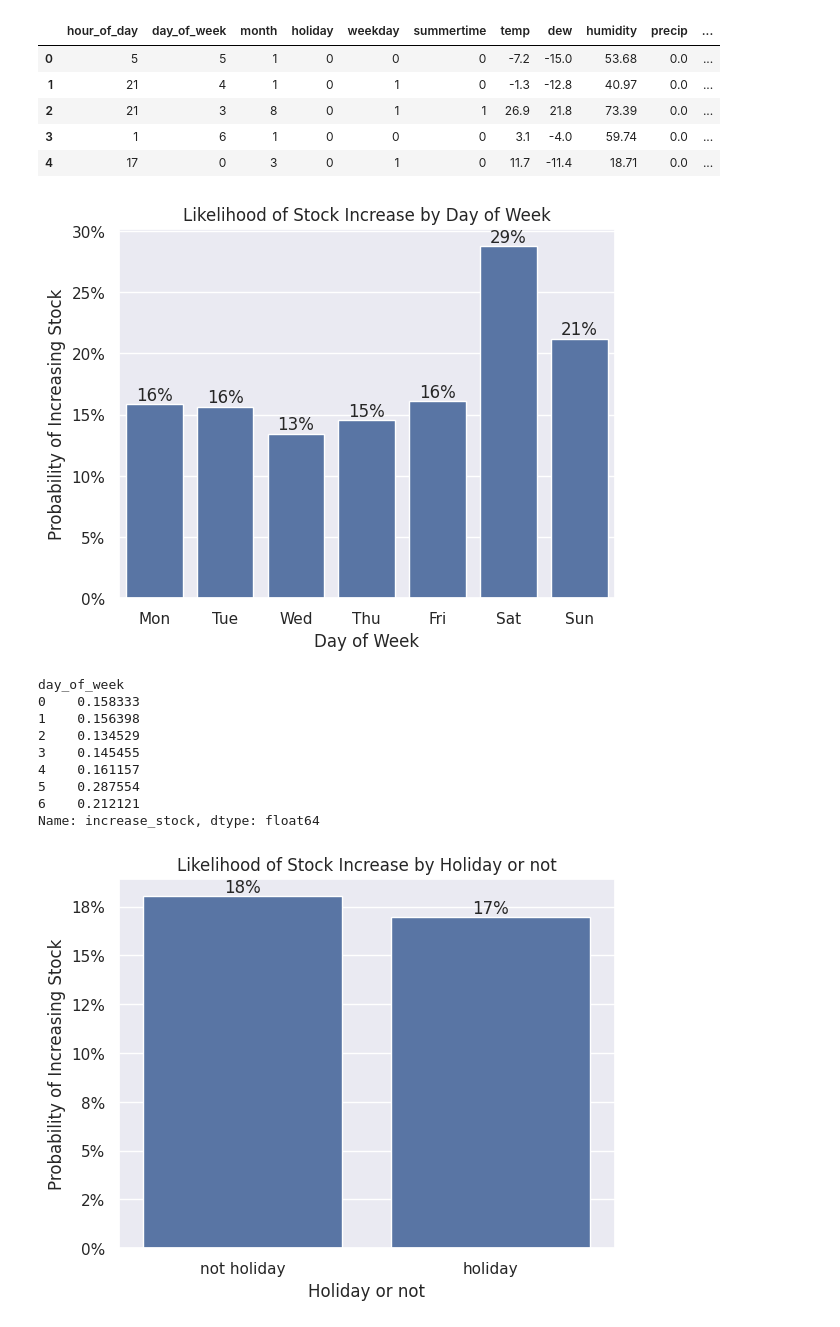
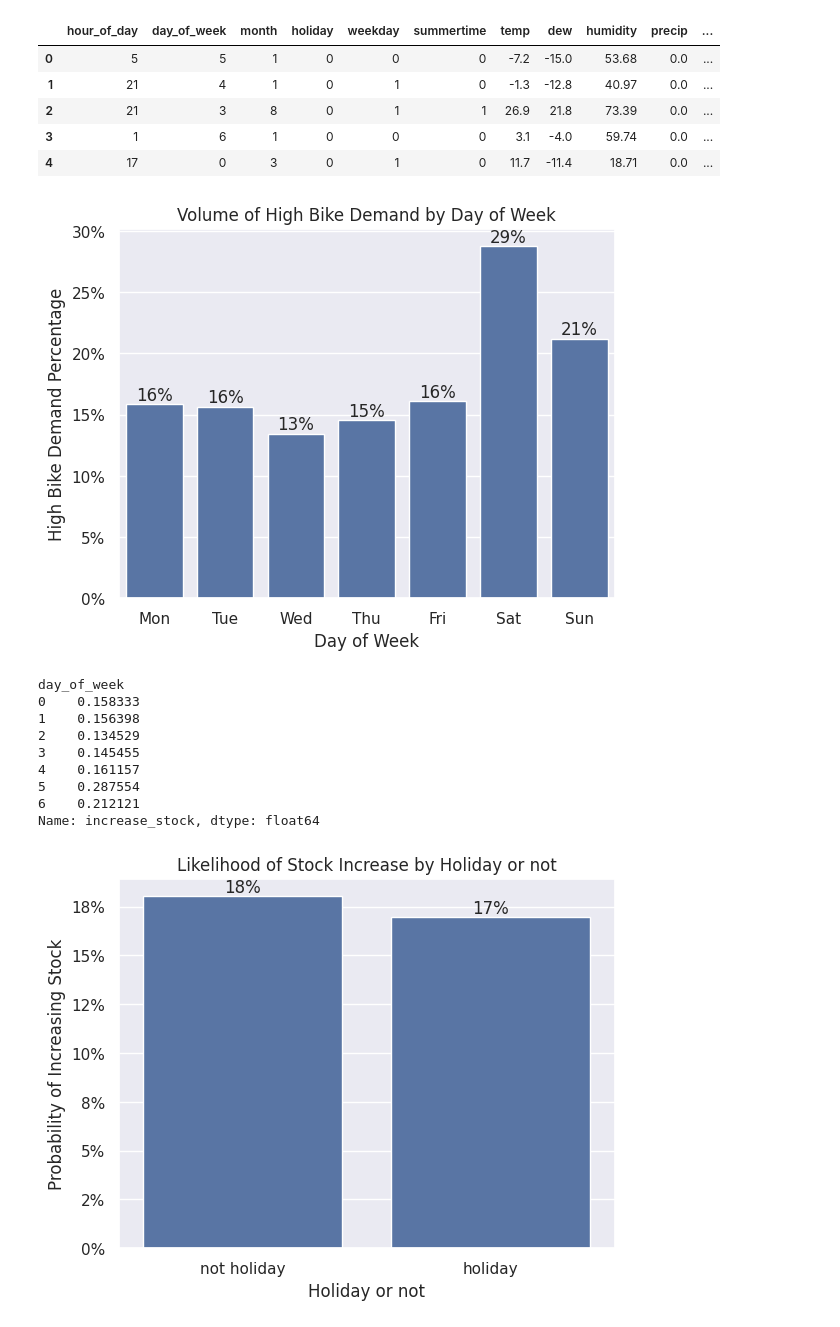
Before and after one commit to JonnaBauer/Smasken, a Jupyter notebook: data_analysis.ipynb, the cells around one changed output. Drawn from its saved outputs; the diff is of its cells as text; code cells hidden in the pictures.

```diff
--- a/data_analysis.ipynb
+++ b/data_analysis.ipynb
@@ -41,36 +41,36 @@ df['increase_stock'] = df['increase_stock'].map({'low_bike_demand': 0, 'high_bik
 import matplotlib.pyplot as plt
 import seaborn as sns
 
 sns.set_theme()
 
 ax = sns.barplot(
     data=df,
     x='day_of_week',
     y='increase_stock',
     order=[0,1,2,3,4,5,6],
     estimator='mean',
     errorbar=None
 )
 
 plt.xticks(
     ticks=range(0,7),
     labels=["Mon","Tue","Wed","Thu","Fri","Sat","Sun"]
 )
 
 plt.xlabel("Day of Week")
-plt.ylabel("Probability of Increasing Stock")
-plt.title("Likelihood of Stock Increase by Day of Week")
+plt.ylabel("High Bike Demand Percentage")
+plt.title("Volume of High Bike Demand by Day of Week")
 plt.gca().yaxis.set_major_formatter(plt.FuncFormatter(lambda y, _: f'{y:.0%}'))
 
 for p in ax.patches:
     ax.annotate(f"{p.get_height():.0%}",
                 (p.get_x() + p.get_width()/2, p.get_height()),
                 ha='center', va='bottom')
 
 plt.show()
 df.groupby('day_of_week')['increase_stock'].mean()
 # %% [output]
-[figure, old version]
+[figure, new version]
 day_of_week
 0    0.158333
 1    0.156398
```
Also changed, not shown: parts of 9 cells of this notebook.
